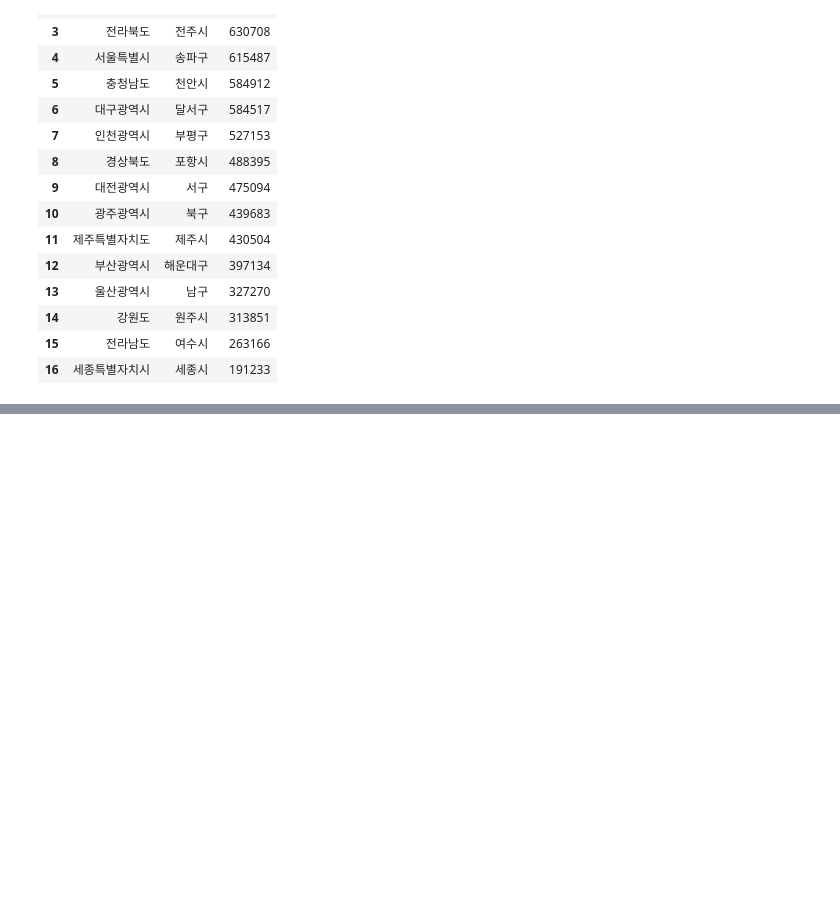
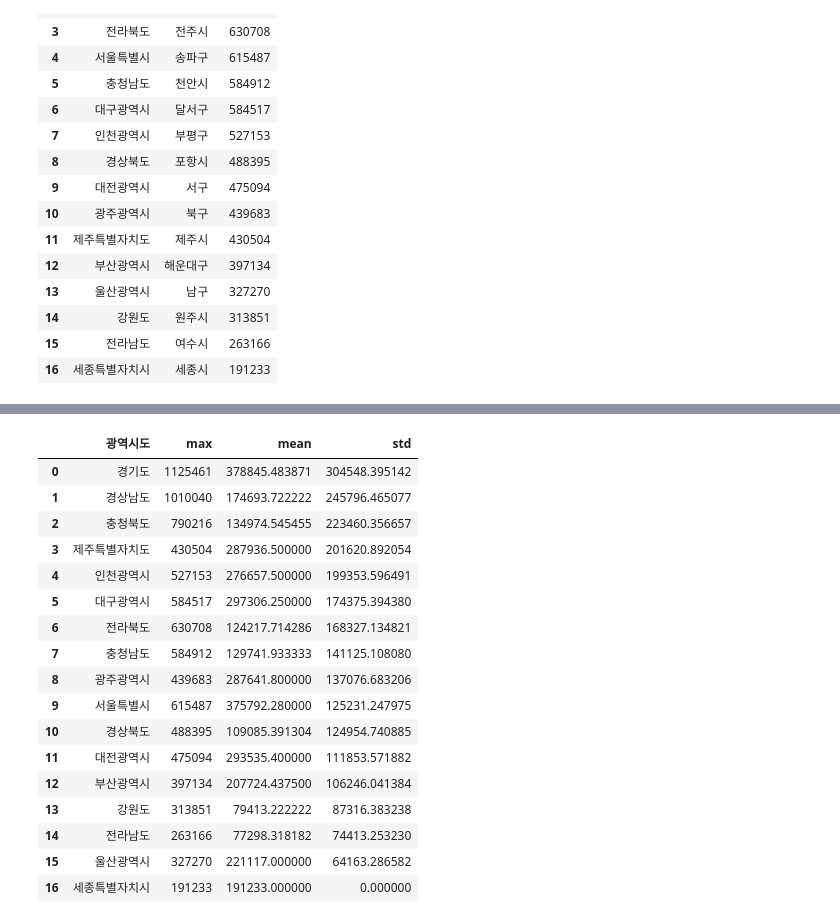
Before and after one commit to NestVail/python_webscraping, a Jupyter notebook: 행정구역정보분석.ipynb, the cells around one changed output, grey strips where cells are left out. Drawn from its saved outputs; the diff is of its cells as text; code cells hidden in the pictures; blank space fills up the shorter version.

```diff
--- a/행정구역정보분석.ipynb
+++ b/행정구역정보분석.ipynb
@@ -286,0 +438,3 @@ pop_max_df
+# %%
+groupby_agg_df = data.groupby('광역시도')['인구수'].agg(['max','mean','std']).fillna(0).sort_values(by='std', ascending=False)
+groupby_agg_df
@@ -286,0 +461,21 @@ pop_max_df
+# %%
+groupby_agg_df.reset_index()    # same as groupby_agg_df.reset_index(level='광역시도')
+# %% [output]
+|  | 광역시도 | max | mean | std |
+| 0 | 경기도 | 1125461 | 378845.483871 | 304548.395142 |
+| 1 | 경상남도 | 1010040 | 174693.722222 | 245796.465077 |
+| 2 | 충청북도 | 790216 | 134974.545455 | 223460.356657 |
+| 3 | 제주특별자치도 | 430504 | 287936.500000 | 201620.892054 |
+| 4 | 인천광역시 | 527153 | 276657.500000 | 199353.596491 |
+| 5 | 대구광역시 | 584517 | 297306.250000 | 174375.394380 |
+| 6 | 전라북도 | 630708 | 124217.714286 | 168327.134821 |
+| 7 | 충청남도 | 584912 | 129741.933333 | 141125.108080 |
+| 8 | 광주광역시 | 439683 | 287641.800000 | 137076.683206 |
+| 9 | 서울특별시 | 615487 | 375792.280000 | 125231.247975 |
+| 10 | 경상북도 | 488395 | 109085.391304 | 124954.740885 |
+| 11 | 대전광역시 | 475094 | 293535.400000 | 111853.571882 |
+| 12 | 부산광역시 | 397134 | 207724.437500 | 106246.041384 |
+| 13 | 강원도 | 313851 | 79413.222222 | 87316.383238 |
+| 14 | 전라남도 | 263166 | 77298.318182 | 74413.253230 |
+| 15 | 울산광역시 | 327270 | 221117.000000 | 64163.286582 |
+| 16 | 세종특별자치시 | 191233 | 191233.000000 | 0.000000 |
```
Also changed, not shown: parts of 21 cells of this notebook.
